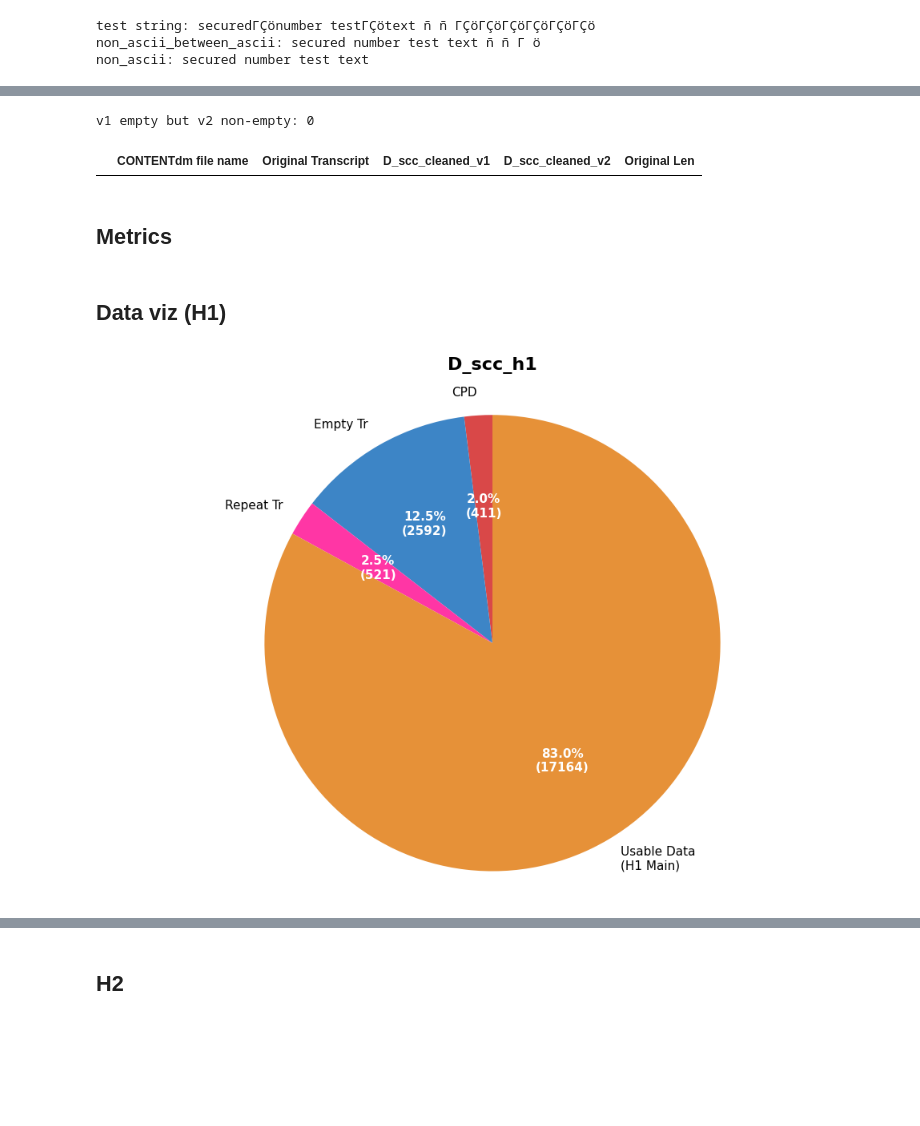
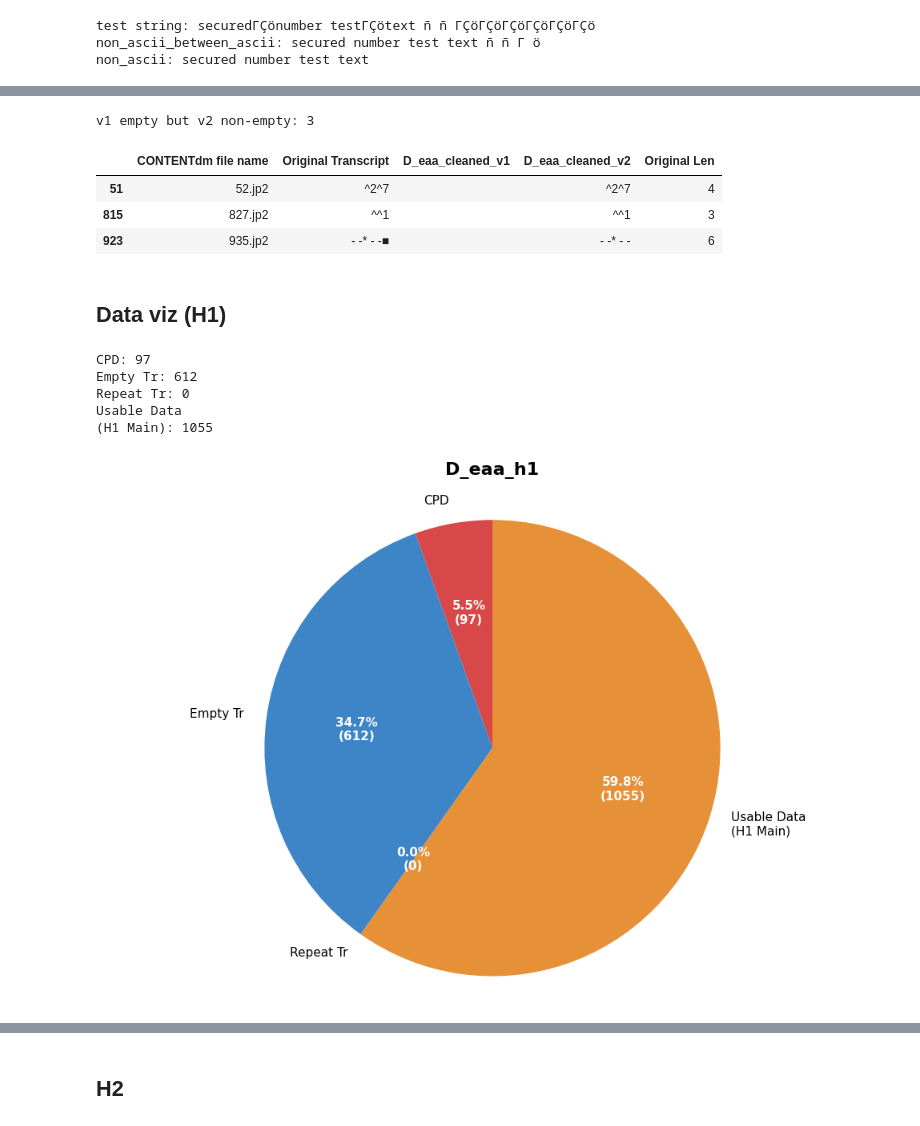
Before and after one commit to UofSCLibraries-DRS/AspireAI_LLM_Project, a Jupyter notebook: data_handling/01-stratify-clean.ipynb, the cells around one changed output, grey strips where cells are left out. Cells and saved outputs as stored; diff of their text form; code cells hidden in the pictures; blank space fills up the shorter version.

Commit message:
Fix to txt population encoding type - reran ea adams and scchr

```diff
--- a/data_handling/01-stratify-clean.ipynb
+++ b/data_handling/01-stratify-clean.ipynb
@@ -17,7 +17,7 @@ The autoreload extension is already loaded. To reload it, use:
 ## Config
 # %%
 # Configuration options
-dataset = "scchr"  # options: mccray, simkins, scchr
+dataset = "eaadams"  # options: mccray, simkins, scchr, eaadams
 dataset_cap = dataset.capitalize()
 save_files = True  # Set to False to skip saving CSV files
 view_dataframes = True  # Set to False to skip displaying dataframes
@@ -36,7 +36,10 @@ def save_csv(df, title):
 
 # Get original metadata
 try:
-    file = rf"../data/{dataset}/original_data/{dataset_cap} metadata.csv"
+    if dataset is "eaadams":
+        file = rf"../data/{dataset}/original_data/{dataset_cap} metadata_with_transcripts.csv"
+    else:
+        file = rf"../data/{dataset}/original_data/{dataset_cap} metadata.csv"
     df = pd.read_csv(file)
 except FileNotFoundError:
     df = pd.read_excel(rf"../data/{dataset}/original_data/{dataset_cap} metadata.xlsx")
@@ -365,7 +375,8 @@ print("v1 empty but v2 non-empty:", len(problem))
 if view_dataframes:
     display(problem[['CONTENTdm file name','Original Transcript',f'D_{dataset[0:3]}_cleaned_v1',f'D_{dataset[0:3]}_cleaned_v2','Original Len']])
 # %% [output]
-v1 empty but v2 non-empty: 0
+v1 empty but v2 non-empty: 3
-|  | CONTENTdm file name | Original Transcript | D_scc_cleaned_v1 | D_scc_cleaned_v2 | Original Len |
+|  | CONTENTdm file name | Original Transcript | D_eaa_cleaned_v1 | D_eaa_cleaned_v2 | Original Len |
+| 51 | 52.jp2 | ^2^7 |  | ^2^7 | 4 |
+| 815 | 827.jp2 | ^^1 |  | ^^1 | 3 |
+| 923 | 935.jp2 | - -* - -■ |  | - -* - - | 6 |
-# %% [markdown]
-## Metrics
@@ -381,34 +388,42 @@ import matplotlib.pyplot as plt
 # data
 categories = ['CPD', 'Empty Tr', 'Repeat Tr', 'Usable Data\n(H1 Main)']
 values = [len(df_cpd), len(df_pure_empty), len(df_repeated), len(df)]
 
 # Create pie chart
 fig, ax = plt.subplots(figsize=(10, 7))
 
 # Create the pie chart with customizations
 wedges, texts, autotexts = ax.pie(
     values,
     labels=categories,
     autopct=lambda pct: f'{pct:.1f}%\n({int(pct/100.*sum(values))})',  # Show percentages and counts
     startangle=90,       # Start from top
     colors=['#d94848', '#3d85c6', "#ff36a5", '#e69138'],
     textprops={'fontsize': 11}
 )
 
 # Enhance the percentage text
 for autotext in autotexts:
     autotext.set_color('white')
     autotext.set_fontweight('bold')
 
 # Add title
 plt.title(f'D_{dataset[0:3]}_h1', fontsize=16, fontweight='bold', pad=20)
 
 # Equal aspect ratio ensures circular pie
 ax.axis('equal')
 
 plt.tight_layout()
+
+for i in range(len(values)):
+    print(f"{categories[i]}: {values[i]}")
 # %% [output]
+CPD: 97
+Empty Tr: 612
+Repeat Tr: 0
+Usable Data
+(H1 Main): 1055
-[figure, old version]
+[figure, new version]
 # %%
 list(df)
 # %% [output]
```
Also changed, not shown: parts of 22 cells of this notebook, 4 other files.
